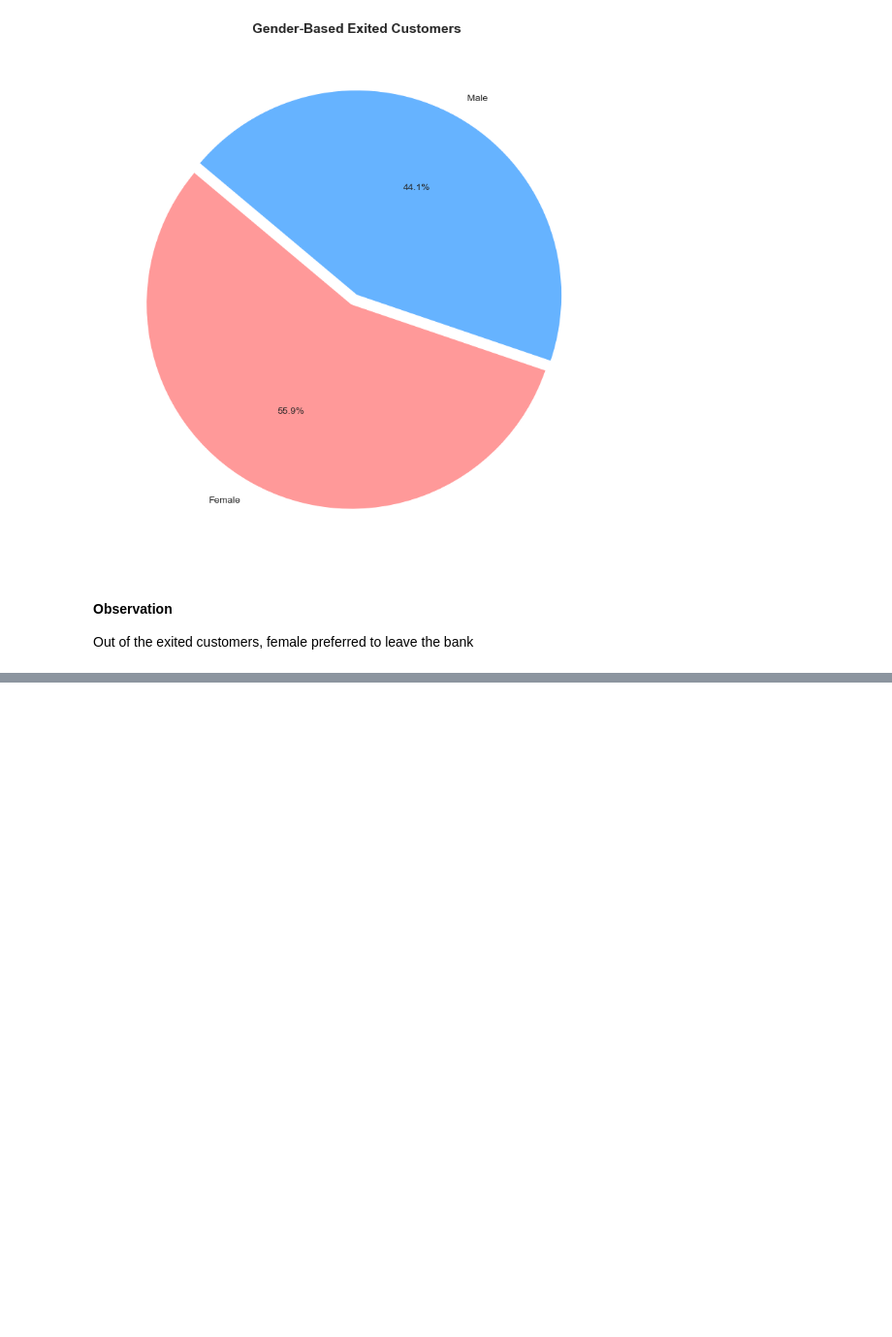
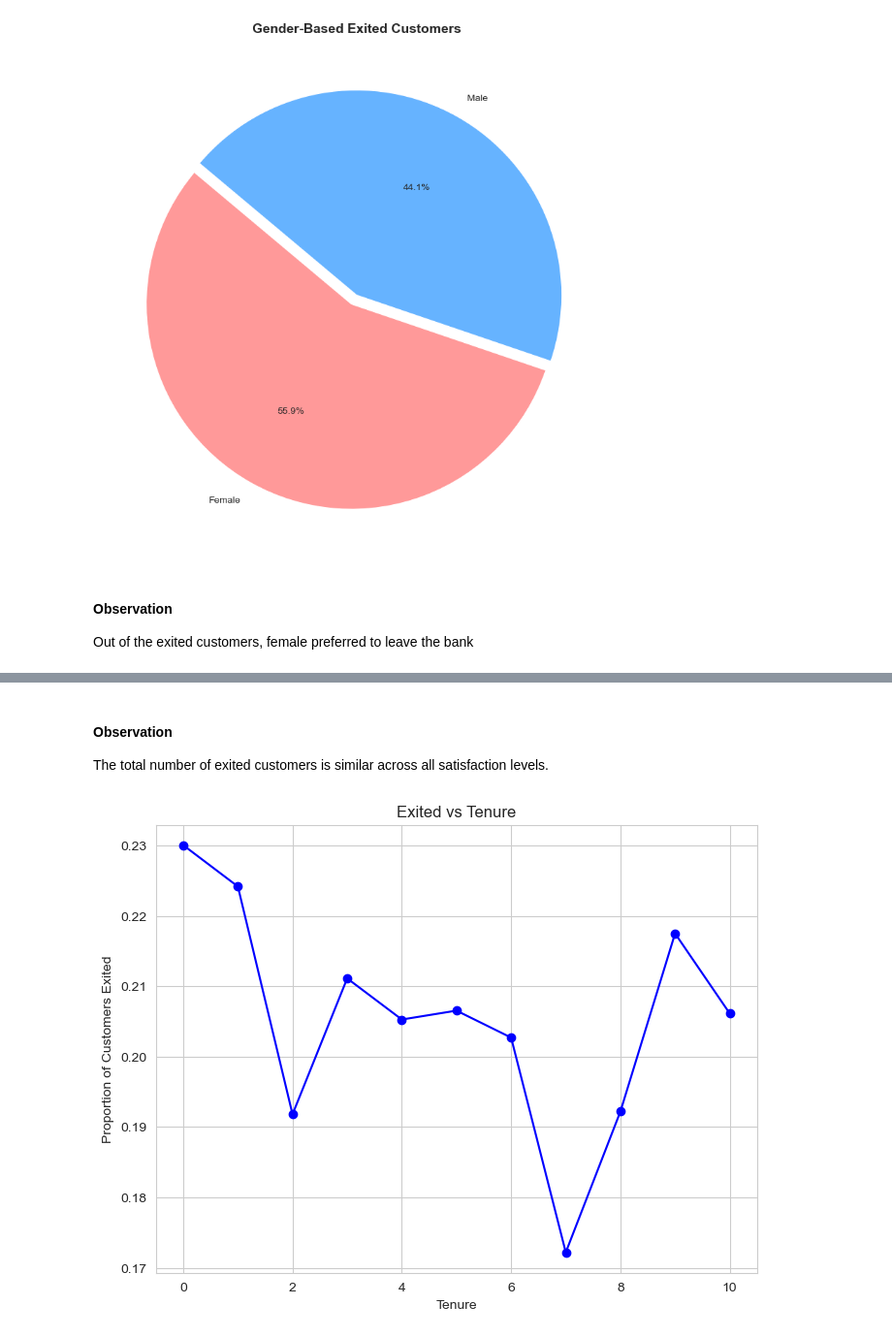
Before and after one commit to esr26/Kaggle-Projects, a Jupyter notebook: Bank Customer Attrition/Customer Churn.ipynb, the cells around one changed output, grey strips where cells are left out. Shown at 97% size. Cells and saved outputs as stored; diff of their text form; code cells hidden in the pictures; blank space fills up the shorter version.

```diff
--- a/Bank Customer Attrition/Customer Churn.ipynb
+++ b/Bank Customer Attrition/Customer Churn.ipynb
@@ -326,0 +314,15 @@ Name: count, dtype: int64
+# %% [markdown]
+#### Observation
+The total number of exited customers is similar across all satisfaction levels.
+# %%
+tenure_exited = df.groupby('Tenure')['Exited'].mean().reset_index()
+
+plt.figure(figsize=(8,6))
+plt.plot(tenure_exited['Tenure'], tenure_exited['Exited'], marker='o', linestyle='-', color='b')
+plt.title('Exited vs Tenure')
+plt.xlabel('Tenure')
+plt.ylabel('Proportion of Customers Exited')
+plt.grid(True)
+plt.show()
+# %% [output]
+[figure, added]
```
Also changed, not shown: parts of 20 cells of this notebook, 1 other file.
